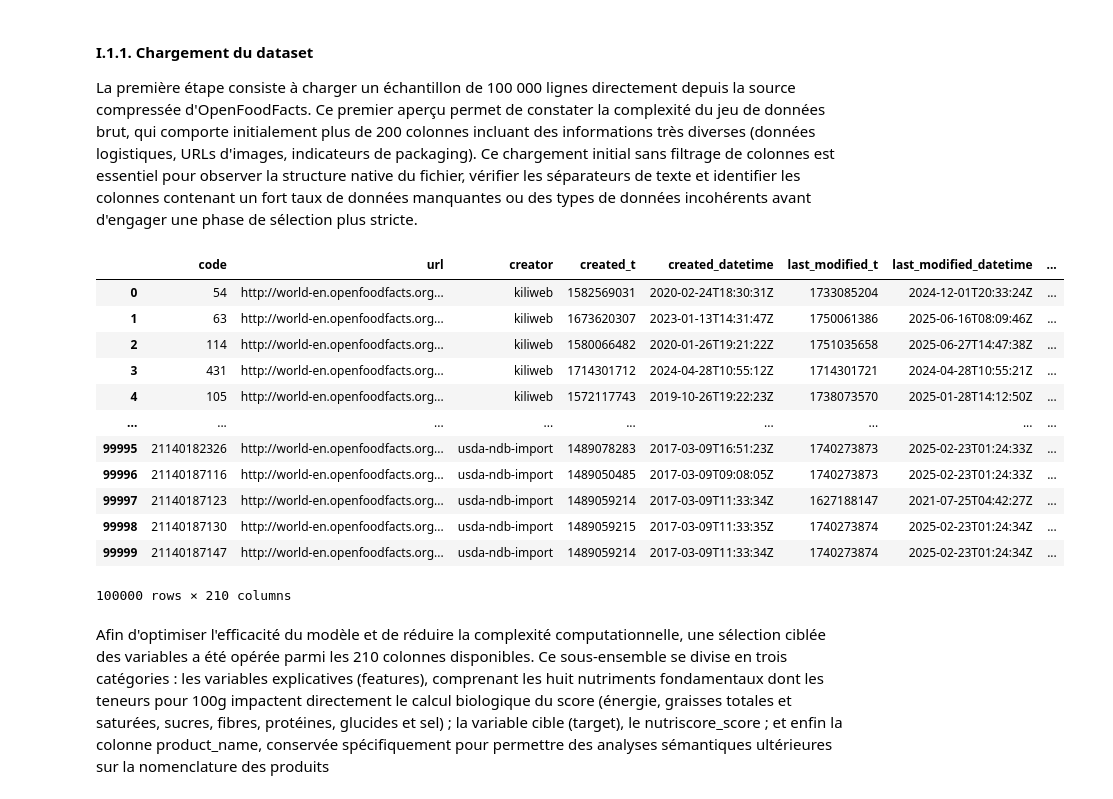
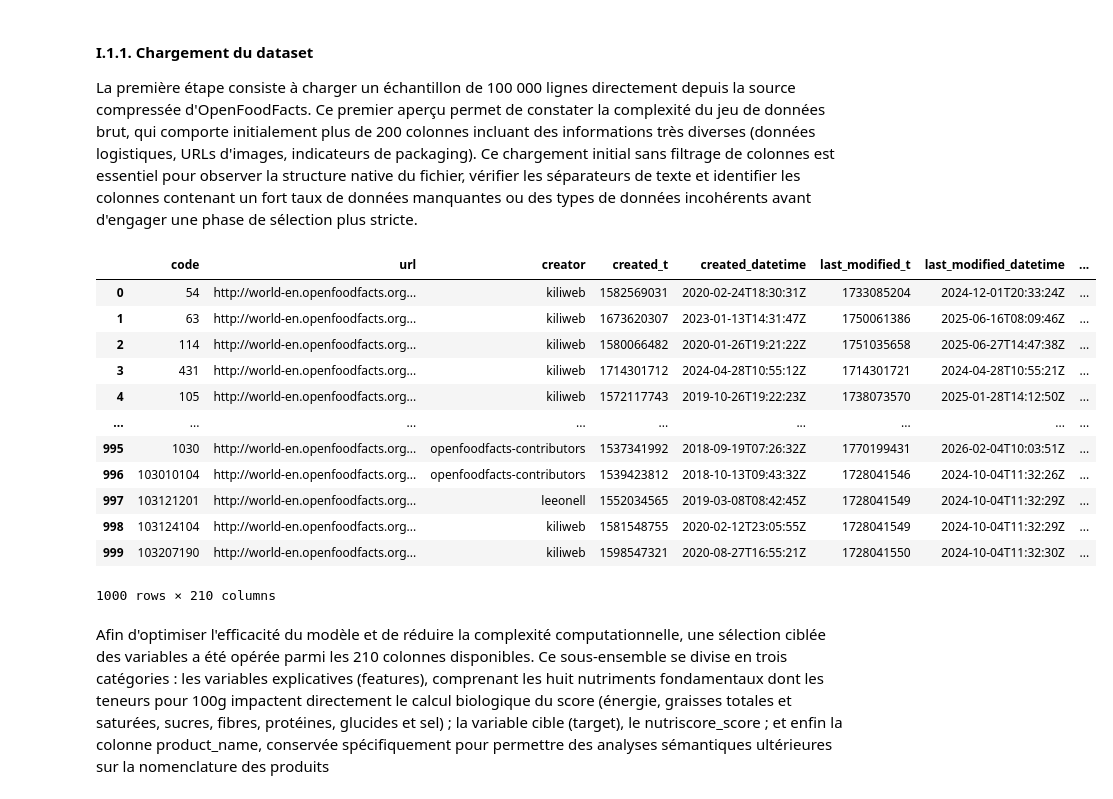
Before and after one commit to mhsylla/Openfoodfact, a Jupyter notebook: notebooks/index.ipynb, the cells around one changed output. Saved outputs shown, nothing was run; the diff lists cells and outputs as text; code cells hidden in the pictures.

```diff
--- a/notebooks/index.ipynb
+++ b/notebooks/index.ipynb
@@ -69,22 +69,22 @@ La première étape consiste à charger un échantillon de 100 000 lignes direct
 # %%
 url = "https://static.openfoodfacts.org/data/en.openfoodfacts.org.products.csv.gz"
 
-raw_df = pd.read_csv(url, sep='\t', low_memory=False, nrows=100000)
+raw_df = pd.read_csv(url, sep='\t', low_memory=False, nrows=1000)
 raw_df
 # %% [output]
 |  | code | url | creator | created_t | created_datetime | last_modified_t | last_modified_datetime | ... |
 | 0 | 54 | http://world-en.openfoodfacts.org... | kiliweb | 1582569031 | 2020-02-24T18:30:31Z | 1733085204 | 2024-12-01T20:33:24Z | ... |
 | 1 | 63 | http://world-en.openfoodfacts.org... | kiliweb | 1673620307 | 2023-01-13T14:31:47Z | 1750061386 | 2025-06-16T08:09:46Z | ... |
 | 2 | 114 | http://world-en.openfoodfacts.org... | kiliweb | 1580066482 | 2020-01-26T19:21:22Z | 1751035658 | 2025-06-27T14:47:38Z | ... |
 | 3 | 431 | http://world-en.openfoodfacts.org... | kiliweb | 1714301712 | 2024-04-28T10:55:12Z | 1714301721 | 2024-04-28T10:55:21Z | ... |
 | 4 | 105 | http://world-en.openfoodfacts.org... | kiliweb | 1572117743 | 2019-10-26T19:22:23Z | 1738073570 | 2025-01-28T14:12:50Z | ... |
 | ... | ... | ... | ... | ... | ... | ... | ... | ... |
-| 99995 | 21140182326 | http://world-en.openfoodfacts.org... | usda-ndb-import | 1489078283 | 2017-03-09T16:51:23Z | 1740273873 | 2025-02-23T01:24:33Z | ... |
-| 99996 | 21140187116 | http://world-en.openfoodfacts.org... | usda-ndb-import | 1489050485 | 2017-03-09T09:08:05Z | 1740273873 | 2025-02-23T01:24:33Z | ... |
-| 99997 | 21140187123 | http://world-en.openfoodfacts.org... | usda-ndb-import | 1489059214 | 2017-03-09T11:33:34Z | 1627188147 | 2021-07-25T04:42:27Z | ... |
-| 99998 | 21140187130 | http://world-en.openfoodfacts.org... | usda-ndb-import | 1489059215 | 2017-03-09T11:33:35Z | 1740273874 | 2025-02-23T01:24:34Z | ... |
-| 99999 | 21140187147 | http://world-en.openfoodfacts.org... | usda-ndb-import | 1489059214 | 2017-03-09T11:33:34Z | 1740273874 | 2025-02-23T01:24:34Z | ... |
+| 995 | 1030 | http://world-en.openfoodfacts.org... | openfoodfacts-contributors | 1537341992 | 2018-09-19T07:26:32Z | 1770199431 | 2026-02-04T10:03:51Z | ... |
+| 996 | 103010104 | http://world-en.openfoodfacts.org... | openfoodfacts-contributors | 1539423812 | 2018-10-13T09:43:32Z | 1728041546 | 2024-10-04T11:32:26Z | ... |
+| 997 | 103121201 | http://world-en.openfoodfacts.org... | leeonell | 1552034565 | 2019-03-08T08:42:45Z | 1728041549 | 2024-10-04T11:32:29Z | ... |
+| 998 | 103124104 | http://world-en.openfoodfacts.org... | kiliweb | 1581548755 | 2020-02-12T23:05:55Z | 1728041549 | 2024-10-04T11:32:29Z | ... |
+| 999 | 103207190 | http://world-en.openfoodfacts.org... | kiliweb | 1598547321 | 2020-08-27T16:55:21Z | 1728041550 | 2024-10-04T11:32:30Z | ... |
-100000 rows × 210 columns
+1000 rows × 210 columns
 # %% [markdown]
 Afin d'optimiser l'efficacité du modèle et de réduire la complexité computationnelle, une sélection ciblée des variables a été opérée parmi les 210 colonnes disponibles. Ce sous-ensemble se divise en trois catégories : les variables explicatives (features), comprenant les huit nutriments fondamentaux dont les teneurs pour 100g impactent directement le calcul biologique du score (énergie, graisses totales et saturées, sucres, fibres, protéines, glucides et sel) ; la variable cible (target), le nutriscore_score ; et enfin la colonne product_name, conservée spécifiquement pour permettre des analyses sémantiques ultérieures sur la nomenclature des produits
 # %%
```
Also changed, not shown: parts of 26 cells of this notebook, 2 other files.
